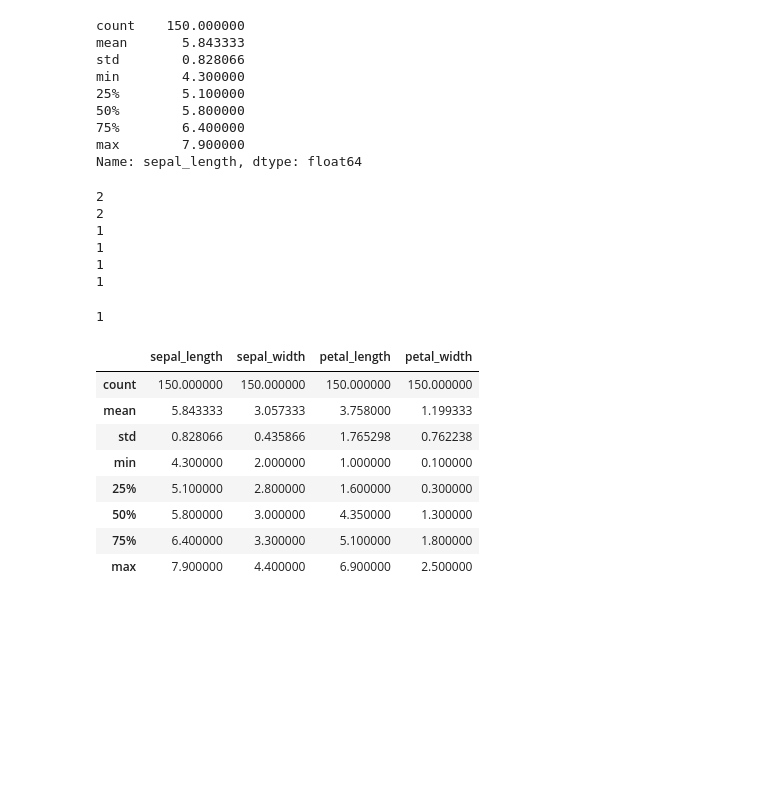
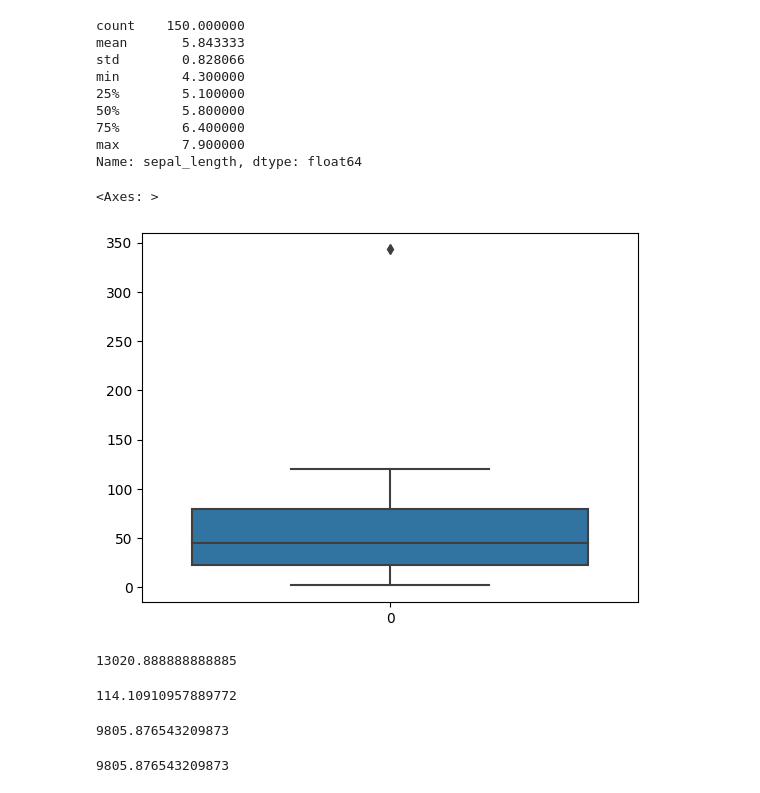
Before and after one commit to s1552565/stats_python_implementation, a Jupyter notebook: Notebooks/stats_python.ipynb, the cells around one changed output. Saved outputs shown, nothing was run; the diff lists cells and outputs as text; code cells hidden in the pictures; blank space fills up the shorter version.

```diff
--- a/Notebooks/stats_python.ipynb
+++ b/Notebooks/stats_python.ipynb
@@ -115,0 +111,15 @@ def mode(data):
+# %%
+data1 = [23,2,33,12,45,70,343,80,120]
+# %%
+sns.boxplot(data1)
+# %% [output]
+<Axes: >
+[figure, added]
+# %%
+np.var(data)
+# %% [output]
+13020.888888888885
+# %%
+np.std(data)
+# %% [output]
+114.10910957889772
@@ -116,22 +134,8 @@ def mode(data):
 # %%
-mode(data1)
+var(data1)
 # %% [output]
-2
-2
-1
-1
-1
-1
+9805.876543209873
-1
-# %%
-df.describe()
-# %% [output]
-|  | sepal_length | sepal_width | petal_length | petal_width |
-| count | 150.000000 | 150.000000 | 150.000000 | 150.000000 |
-| mean | 5.843333 | 3.057333 | 3.758000 | 1.199333 |
-| std | 0.828066 | 0.435866 | 1.765298 | 0.762238 |
-| min | 4.300000 | 2.000000 | 1.000000 | 0.100000 |
-| 25% | 5.100000 | 2.800000 | 1.600000 | 0.300000 |
-| 50% | 5.800000 | 3.000000 | 4.350000 | 1.300000 |
-| 75% | 6.400000 | 3.300000 | 5.100000 | 1.800000 |
-| max | 7.900000 | 4.400000 | 6.900000 | 2.500000 |
+# %%
+np.var(data1)
+# %% [output]
+9805.876543209873
```
Also changed, not shown: parts of 15 cells of this notebook, 1 other file.
